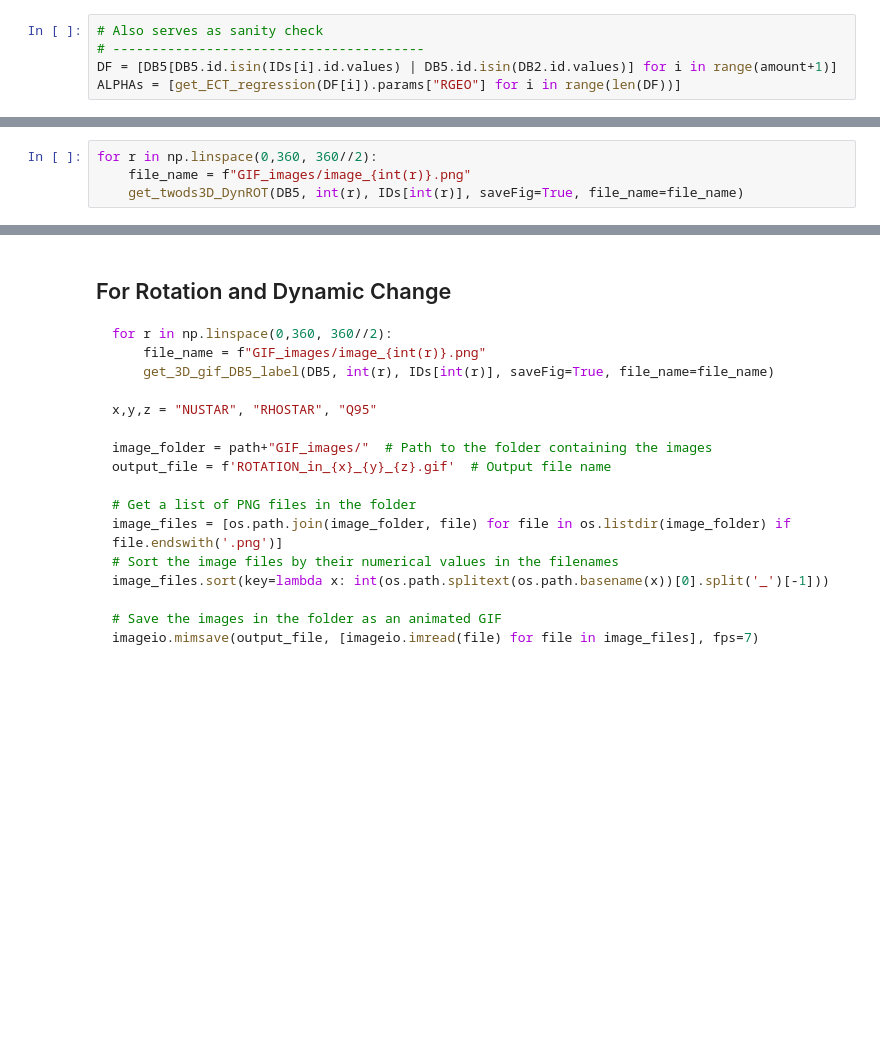
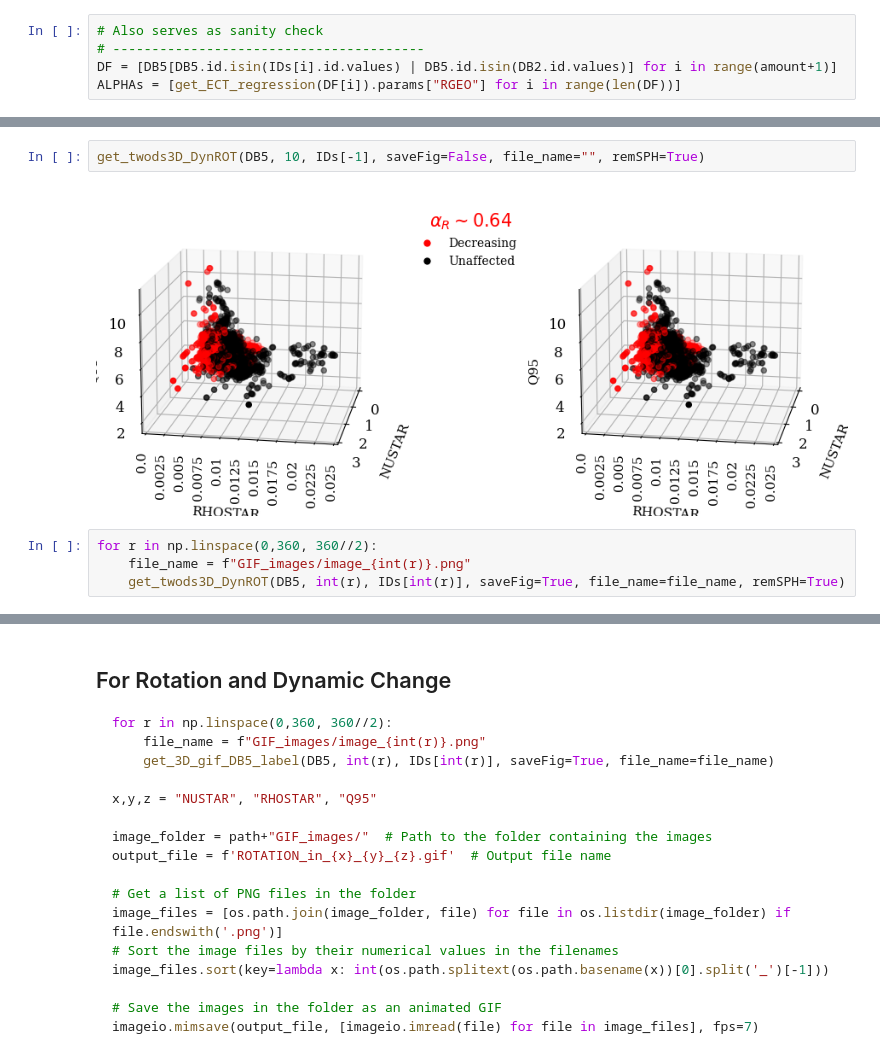
Before and after one commit to Chinnasf/FUSION-EP-Master-Thesis, a Jupyter notebook: Tokamak Interpretation/GIF/RHO_NUSTAR_ ( Q95 | BETASTAR ).ipynb, the cells around one changed output, grey strips where cells are left out. Drawn from its saved outputs; the diff is of its cells as text; blank space fills up the shorter version.

```diff
--- a/Tokamak Interpretation/GIF/RHO_NUSTAR_ ( Q95 | BETASTAR ).ipynb
+++ b/Tokamak Interpretation/GIF/RHO_NUSTAR_ ( Q95 | BETASTAR ).ipynb
@@ -416,4 +271,0 @@ get_3D_gif_DB5_label(DB5, 350, min_subset_ids_6357, saveFig=False, file_name="te
-# %%
-for r in np.linspace(0,360, 360//2):
-    file_name = f"GIF_images/image_{int(r)}.png"
-    get_twods3D_DynROT(DB5, int(r), IDs[int(r)], saveFig=True, file_name=file_name)
@@ -432,0 +355,8 @@ imageio.mimsave(output_file, [imageio.imread(file) for file in image_files], fps
+# %%
+get_twods3D_DynROT(DB5, 10, IDs[-1], saveFig=False, file_name="", remSPH=True)
+# %% [output]
+[figure, added]
+# %%
+for r in np.linspace(0,360, 360//2):
+    file_name = f"GIF_images/image_{int(r)}.png"
+    get_twods3D_DynROT(DB5, int(r), IDs[int(r)], saveFig=True, file_name=file_name, remSPH=True)
```
Also changed, not shown: parts of 19 cells of this notebook, 2 other files.
